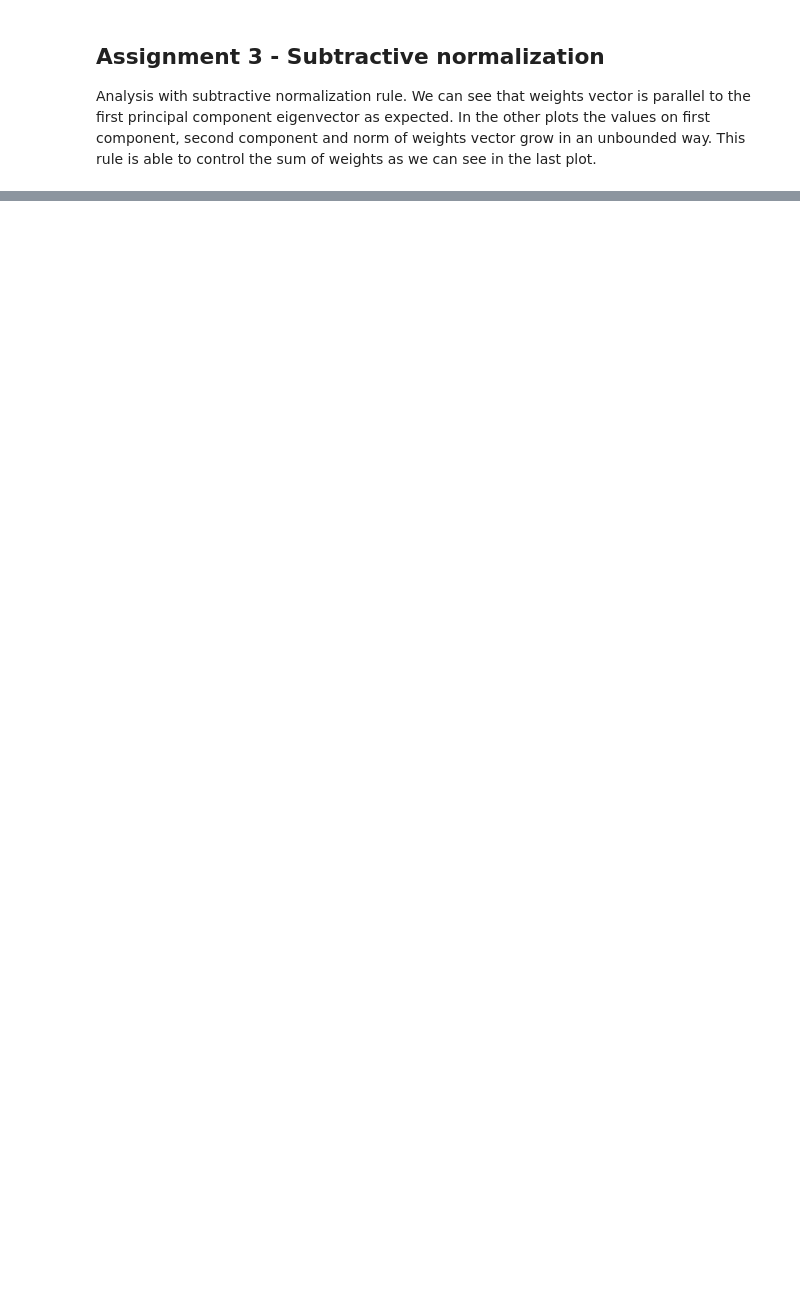
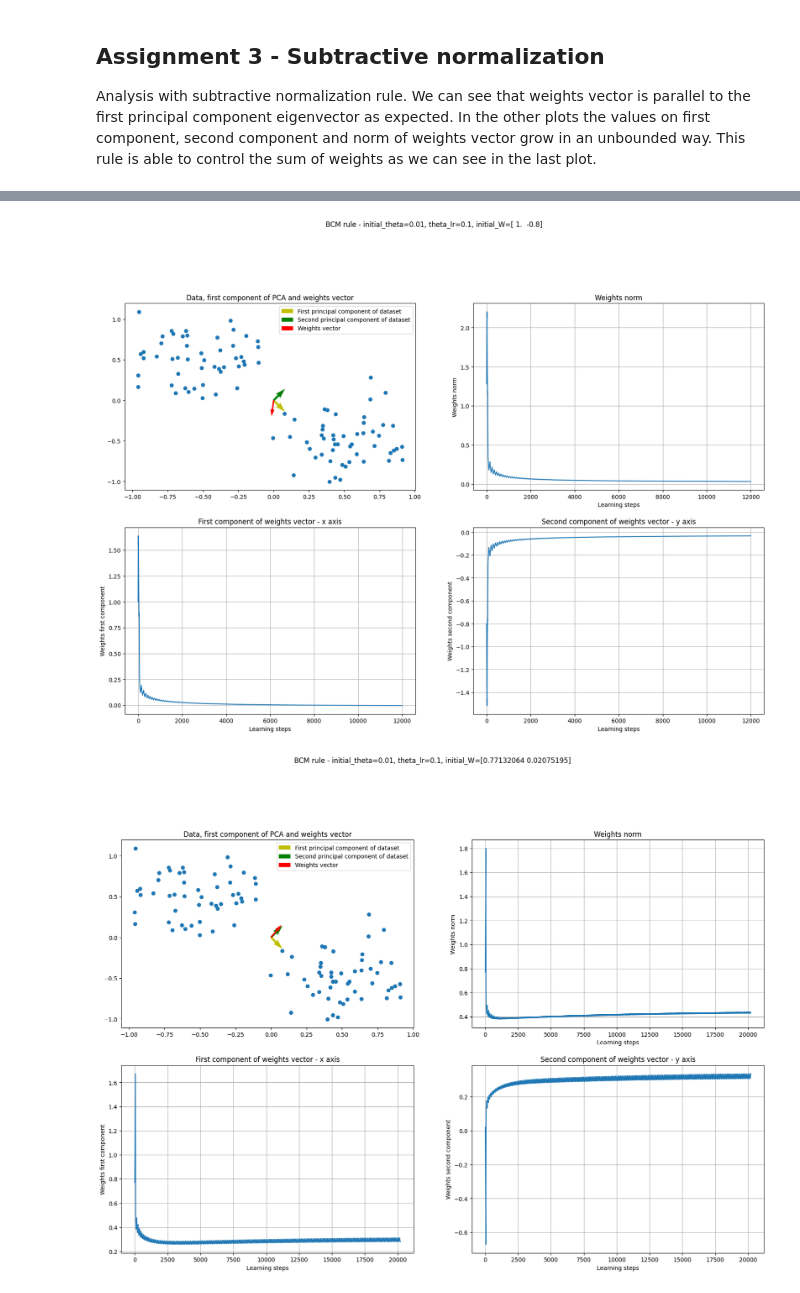
Before and after one commit to GeremiaPompei/cns_lab, a Jupyter notebook: LAB2_1/hebbian_learning.ipynb, the cells around one changed output, grey strips where cells are left out. Saved outputs shown, nothing was run; the diff lists cells and outputs as text; code cells hidden in the pictures; blank space fills up the shorter version.

```diff
--- a/LAB2_1/hebbian_learning.ipynb
+++ b/LAB2_1/hebbian_learning.ipynb
@@ -199,0 +239,8 @@ plt.show()
+# %%
+simulate_bcm_rule([
+    (BCMRule(initial_theta=0.01, theta_lr=0.1), np.array([1, -0.8]), 100000, 0.1),
+    (BCMRule(initial_theta=0.01, theta_lr=0.1), W, 10000, 0.1),
+])
+# %% [output]
+[figure, added]
+[figure, added]
```
Also changed, not shown: parts of 19 cells of this notebook, 8 other files.
